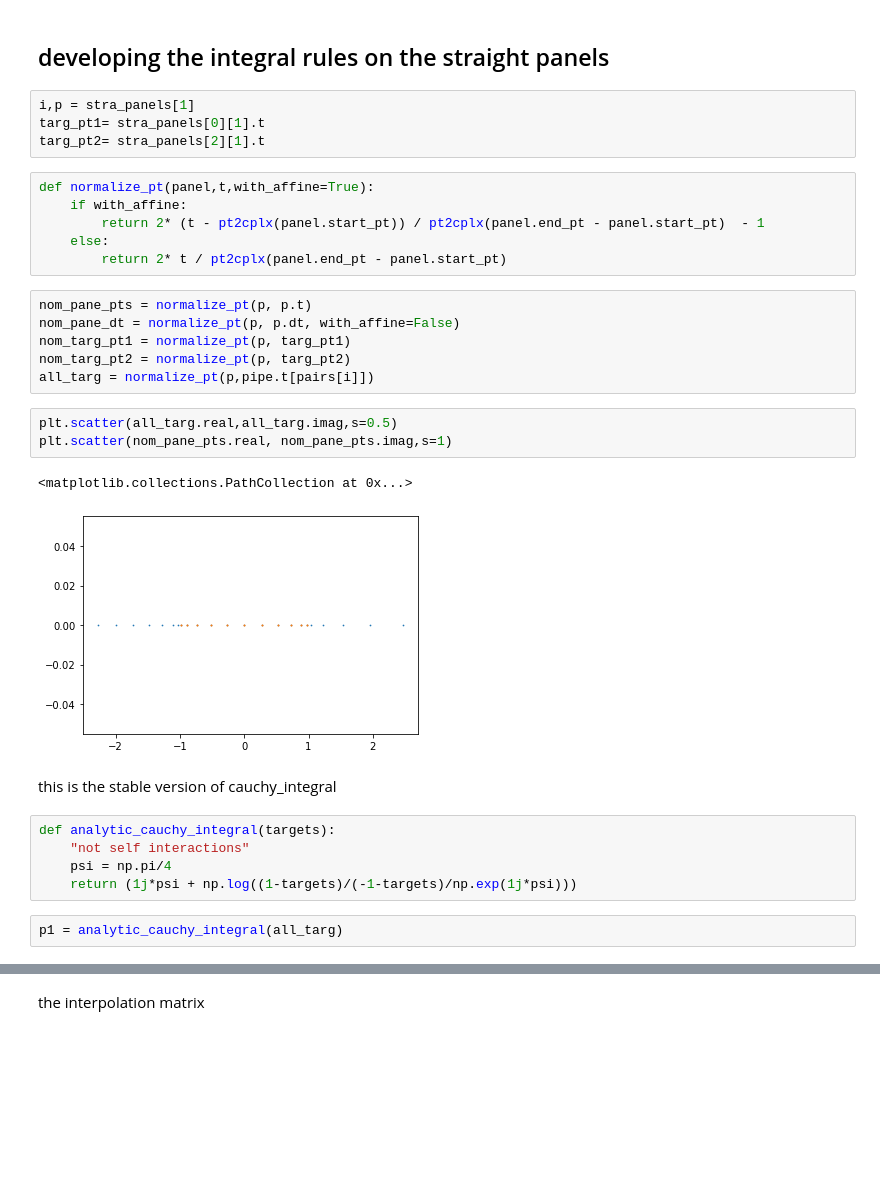
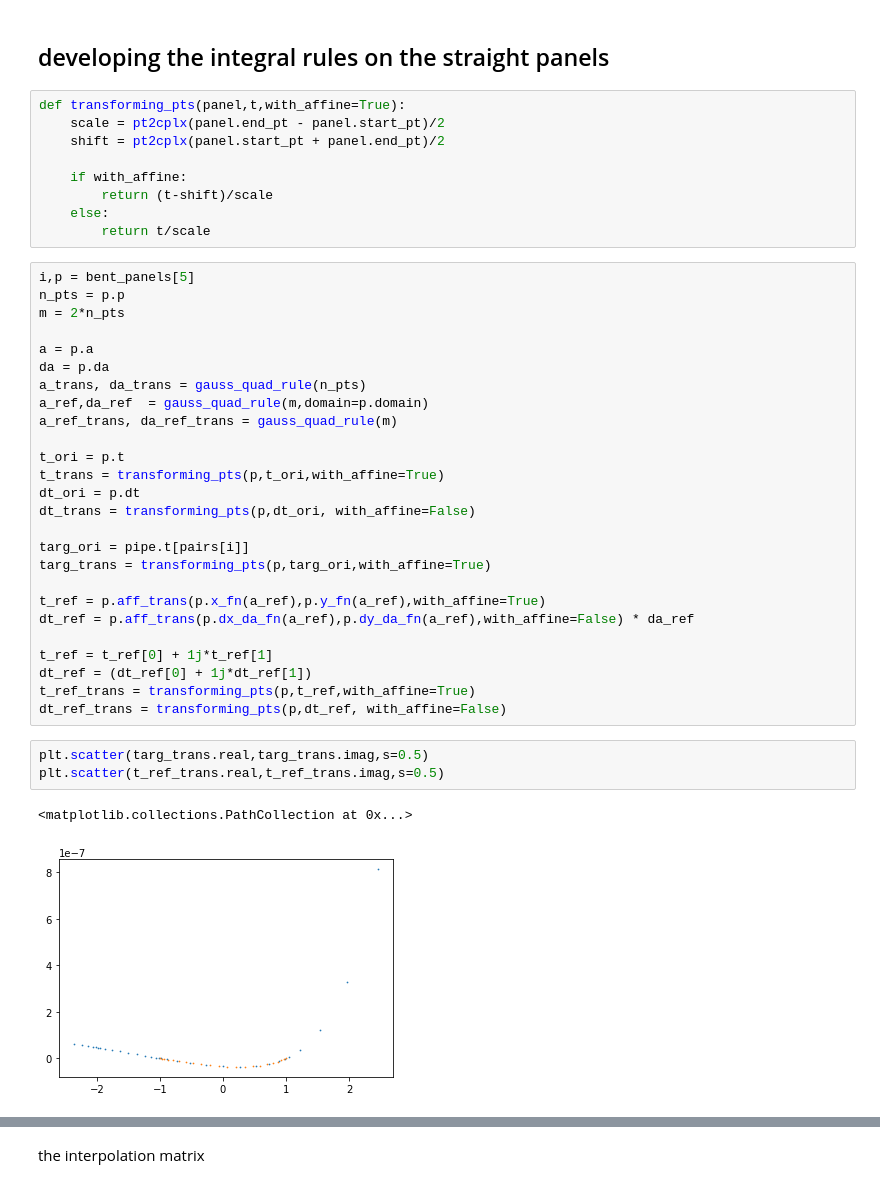
Before and after one commit to WangHaiYang874/stokes2d, a Jupyter notebook: exp1/demo.ipynb, the cells around one changed output, grey strips where cells are left out. Saved outputs shown, nothing was run; the diff lists cells and outputs as text; blank space fills up the shorter version.

```diff
--- a/exp1/demo.ipynb
+++ b/exp1/demo.ipynb
@@ -37,34 +37,44 @@ len(bent_panels), len(stra_panels)
 (172, 76)
 # %% [markdown]
 ## developing the integral rules on the straight panels
-# %%
-i,p = stra_panels[1]
-targ_pt1= stra_panels[0][1].t
-targ_pt2= stra_panels[2][1].t
-# %%
-def normalize_pt(panel,t,with_affine=True):
-    if with_affine:
-        return 2* (t - pt2cplx(panel.start_pt)) / pt2cplx(panel.end_pt - panel.start_pt)  - 1
-    else:
-        return 2* t / pt2cplx(panel.end_pt - panel.start_pt)
-# %%
-nom_pane_pts = normalize_pt(p, p.t)
-nom_pane_dt = normalize_pt(p, p.dt, with_affine=False)
-nom_targ_pt1 = normalize_pt(p, targ_pt1)
-nom_targ_pt2 = normalize_pt(p, targ_pt2)
-all_targ = normalize_pt(p,pipe.t[pairs[i]])
+# %%
+def transforming_pts(panel,t,with_affine=True):
+    scale = pt2cplx(panel.end_pt - panel.start_pt)/2
+    shift = pt2cplx(panel.start_pt + panel.end_pt)/2
+
+    if with_affine:
+        return (t-shift)/scale
+    else:
+        return t/scale
+# %%
+i,p = bent_panels[5]
+n_pts = p.p
+m = 2*n_pts
+
+a = p.a
+da = p.da
+a_trans, da_trans = gauss_quad_rule(n_pts)
+a_ref,da_ref  = gauss_quad_rule(m,domain=p.domain)
+a_ref_trans, da_ref_trans = gauss_quad_rule(m)
+
+t_ori = p.t
+t_trans = transforming_pts(p,t_ori,with_affine=True)
+dt_ori = p.dt
+dt_trans = transforming_pts(p,dt_ori, with_affine=False)
+
+targ_ori = pipe.t[pairs[i]]
+targ_trans = transforming_pts(p,targ_ori,with_affine=True)
+
+t_ref = p.aff_trans(p.x_fn(a_ref),p.y_fn(a_ref),with_affine=True)
+dt_ref = p.aff_trans(p.dx_da_fn(a_ref),p.dy_da_fn(a_ref),with_affine=False) * da_ref
+
+t_ref = t_ref[0] + 1j*t_ref[1]
+dt_ref = (dt_ref[0] + 1j*dt_ref[1])
+t_ref_trans = transforming_pts(p,t_ref,with_affine=True)
+dt_ref_trans = transforming_pts(p,dt_ref, with_affine=False)
 # %%
-plt.scatter(all_targ.real,all_targ.imag,s=0.5)
-plt.scatter(nom_pane_pts.real, nom_pane_pts.imag,s=1)
+plt.scatter(targ_trans.real,targ_trans.imag,s=0.5)
+plt.scatter(t_ref_trans.real,t_ref_trans.imag,s=0.5)
 # %% [output]
 <matplotlib.collections.PathCollection at 0x...>
-[figure, old version]
+[figure, new version]
-# %% [markdown]
-this is the stable version of cauchy_integral
-# %%
-def analytic_cauchy_integral(targets):
-    "not self interactions"
-    psi = np.pi/4
-    return (1j*psi + np.log((1-targets)/(-1-targets)/np.exp(1j*psi)))
-# %%
-p1 = analytic_cauchy_integral(all_targ)
```
Also changed, not shown: parts of 24 cells of this notebook, 4 other files.
